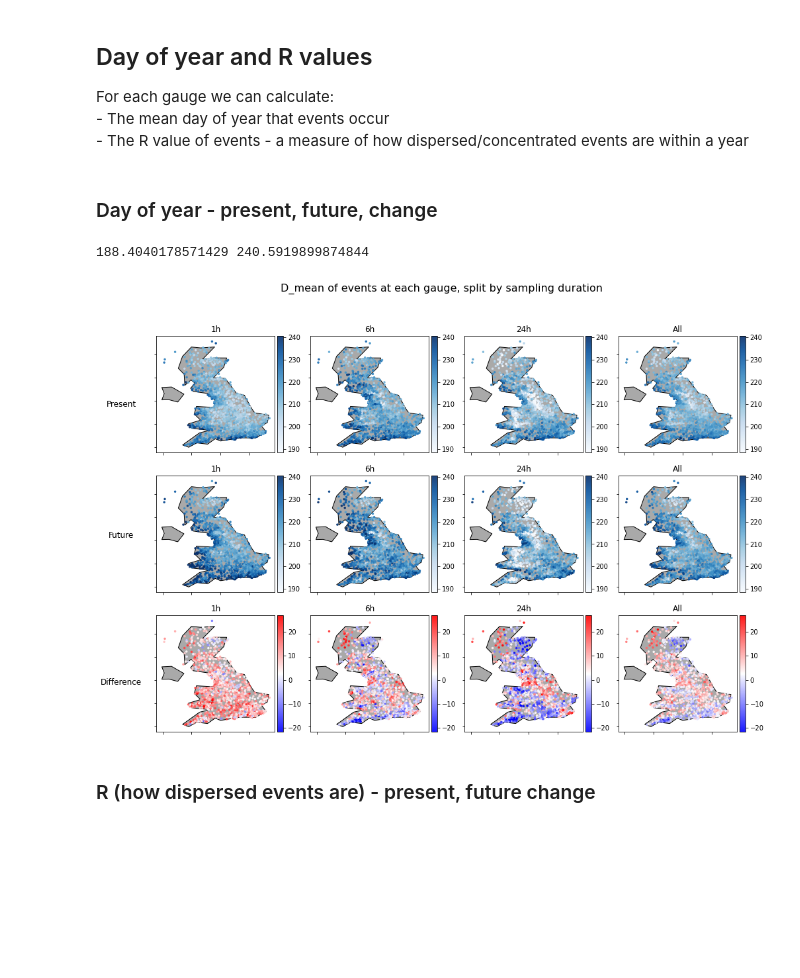
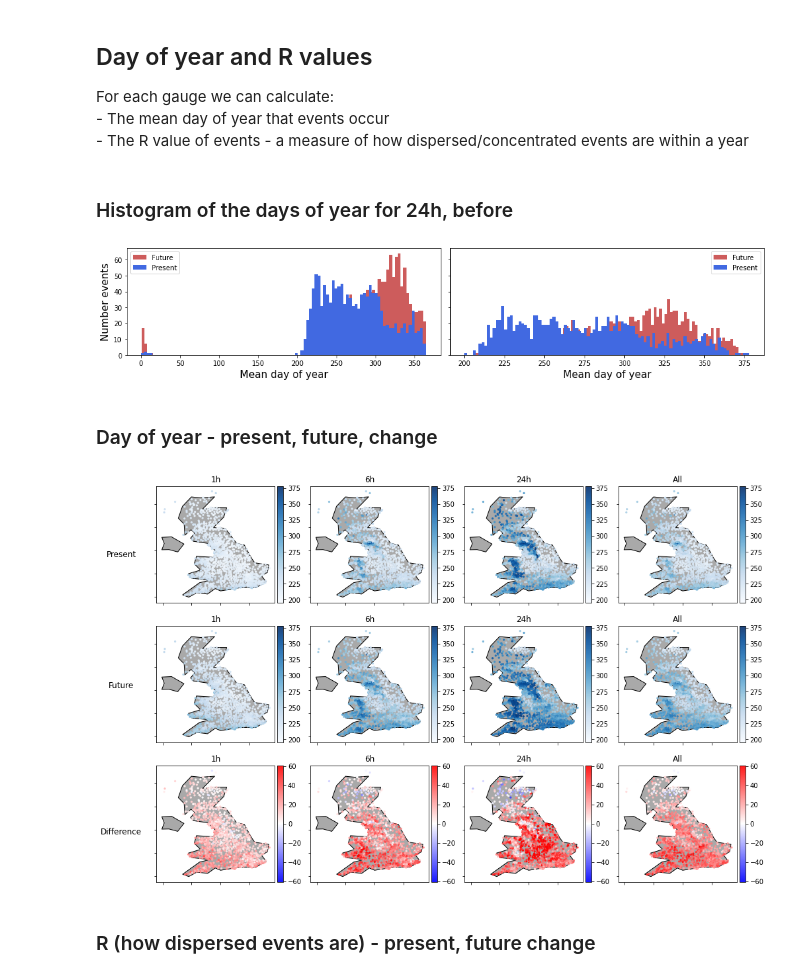
Before and after one commit to masher92/UKCP18, a Jupyter notebook: FindIndependentRainfallEvents/AnalyseProfiles/AMAX_Events/MasterPlotting.ipynb, the cells around one changed output. Saved outputs shown, nothing was run; the diff lists cells and outputs as text; code cells hidden in the pictures; blank space fills up the shorter version.

```diff
--- a/FindIndependentRainfallEvents/AnalyseProfiles/AMAX_Events/MasterPlotting.ipynb
+++ b/FindIndependentRainfallEvents/AnalyseProfiles/AMAX_Events/MasterPlotting.ipynb
@@ -244,13 +123,35 @@ fig.text(0.06, 0.25, 'Change', va='center', ha='center', fontsize=18, rotation='
 For each gauge we can calculate:
     - The mean day of year that events occur
     - The R value of events - a measure of how dispersed/concentrated events are within a year
+# %% [markdown]
+### Histogram of the days of year for 24h, before
+# %%
+this_duration = df_changes_byduration[df_changes_byduration['sampling_duration'] == float(24)].copy()
+
+fig, axs = plt.subplots(ncols=2, figsize=(14, 3), sharey=True)
+axs[0].hist(this_duration['D_mean_future'],bins=100, label='Future', color = 'IndianRed')
+axs[0].hist(this_duration['D_mean_present'], bins=100, label='Present', color='RoyalBlue')
+axs[0].legend()
+axs[0].set_xlabel('Mean day of year', fontsize=15)
+
+this_duration["D_mean_present"] = this_duration["D_mean_present"].apply(lambda x: x + 365 if x < 50 else x)
+this_duration["D_mean_future"]= this_duration["D_mean_future"].apply(lambda x: x + 365 if x < 50 else x)
+
+axs[1].hist(this_duration['D_mean_future'],bins=100, label='Future', color = 'IndianRed')
+axs[1].hist(this_duration['D_mean_present'], bins=100, label='Present', color='RoyalBlue')
+axs[1].legend()
+axs[1].set_xlabel('Mean day of year', fontsize=15)
+axs[0].set_ylabel('Number events', fontsize=15)
+
+plt.tight_layout()
+# %% [output]
+[figure, added]
 # %% [markdown]
 ### Day of year - present, future, change
 # %%
-make_plot(df_changes_all, df_changes_byduration, 'D_mean','Blues' )
+make_plot_D(df_changes_all, df_changes_byduration, 'D_mean','Blues' )
 # %% [output]
-188.4040178571429 240.5919899874844
-[figure, old version]
+[figure, new version]
 # %% [markdown]
 ###  R (how dispersed events are) - present, future change
 # %%
```
Also changed, not shown: parts of 61 cells of this notebook, 10 other files.
